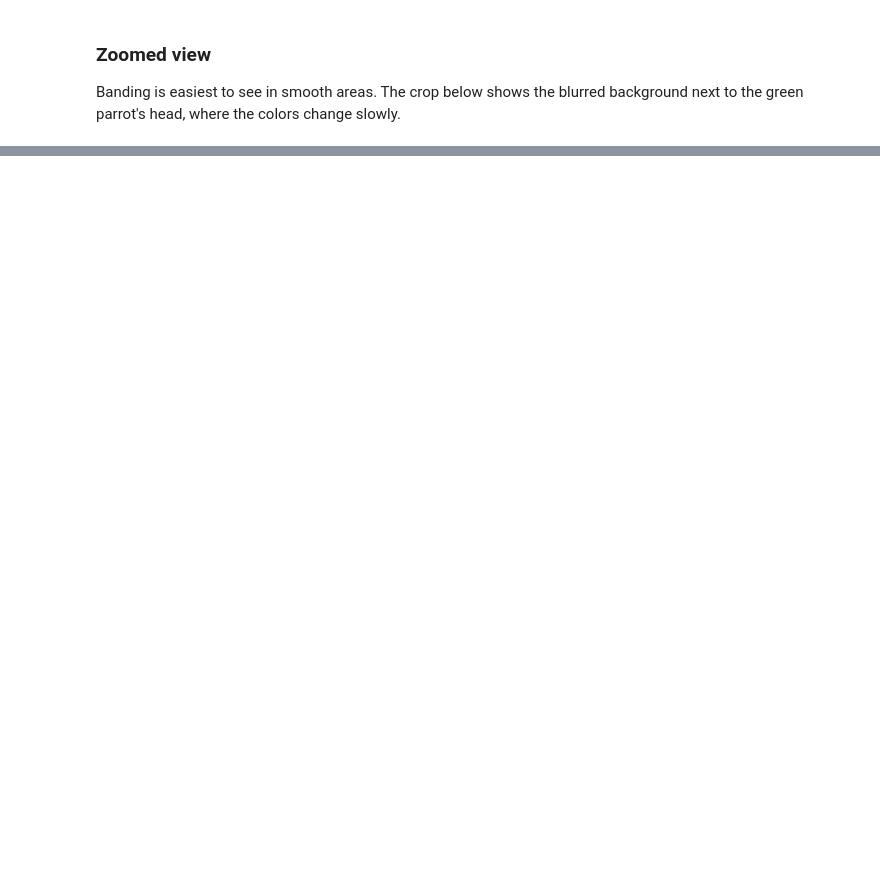
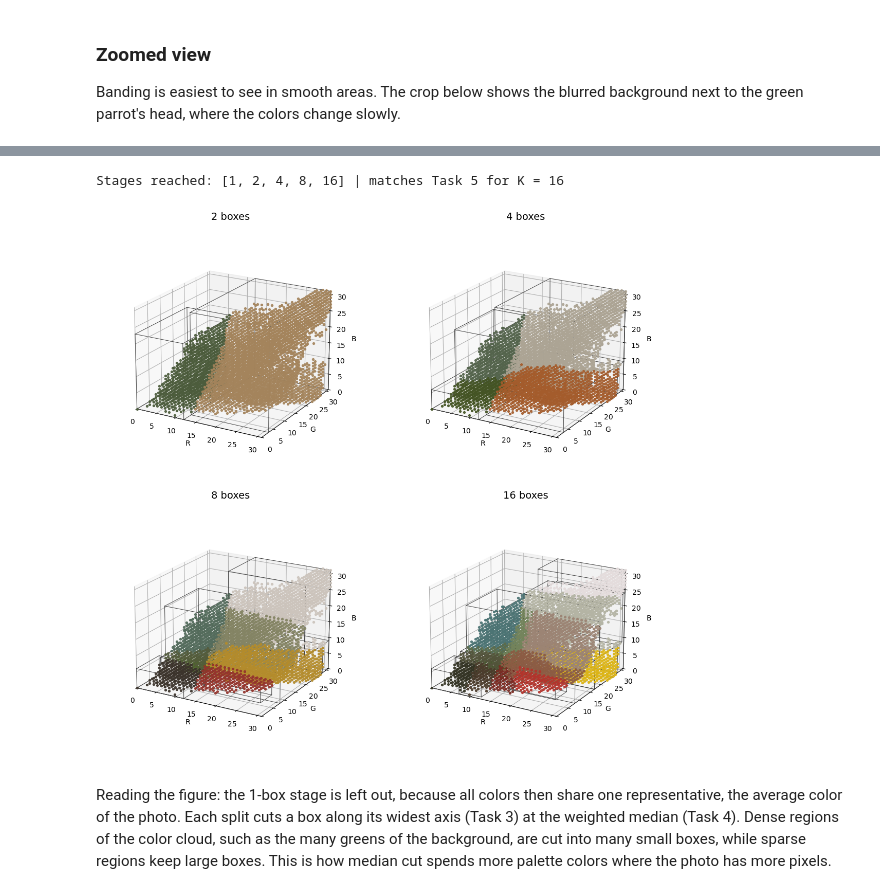
Before and after one commit to Ceren04/Color-quantization-and-dithering, a Jupyter notebook: INF605_Group1_Median_Cut.ipynb, the cells around one changed output, grey strips where cells are left out. Saved outputs shown, nothing was run; the diff lists cells and outputs as text; code cells hidden in the pictures; blank space fills up the shorter version.

Commit message:
Add step-by-step median cut visualization in RGB space

```diff
--- a/INF605_Group1_Median_Cut.ipynb
+++ b/INF605_Group1_Median_Cut.ipynb
@@ -734,0 +798,71 @@ plt.show()
+# %%
+from collections import deque
+
+def median_cut_stages(colors, counts, stages):
+    """Repeat the median cut loop of Task 5 and record the boxes at each stage.
+
+    Returns {number_of_boxes: [(box_colors, box_counts), ...]} for every value in
+    `stages` that can be reached. Used only for visualization.
+    """
+    boxes = deque([(colors, counts)])
+    snapshots = {}
+    target = max(stages)
+    while True:
+        if len(boxes) in stages:
+            snapshots[len(boxes)] = list(boxes)
+        if len(boxes) >= target or all(len(c) <= 1 for c, _ in boxes):
+            break
+        box_colors, box_counts = boxes.popleft()
+        if len(box_colors) <= 1:          # cannot be split: put it back
+            boxes.append((box_colors, box_counts))
+            continue
+        axis = find_split_axis(box_colors)
+        low, high = split_box(box_colors, box_counts, axis)
+        boxes.append(low)
+        boxes.append(high)
+    return snapshots
+
+
+def draw_box_edges(ax, mins, maxs, color="black", linewidth=0.8):
+    """Draw the 12 edges of an axis-aligned box in a 3D axis."""
+    corners = np.array(list(product(*zip(mins, maxs))))
+    for i in range(8):
+        for j in range(i + 1, 8):
+            if (corners[i] != corners[j]).sum() == 1:
+                ax.plot(*zip(corners[i], corners[j]), color=color, linewidth=linewidth)
+
+
+STAGES = [1, 2, 4, 8, 16]
+snapshots = median_cut_stages(colors, counts, STAGES)
+
+# Check: the stage with the most boxes gives the same palette as Task 5
+k_max = max(snapshots)
+means = np.array([np.round(np.average(c, axis=0, weights=n)) for c, n in snapshots[k_max]])
+assert (means == run_median_cut(colors, counts, k_max, find_split_axis, split_box)).all()
+print("Stages reached:", sorted(snapshots), "| matches Task 5 for K =", k_max)
+# %% [output]
+Stages reached: [1, 2, 4, 8, 16] | matches Task 5 for K = 16
+# %%
+fig = plt.figure(figsize=(12, 11))
+
+for pos, k in enumerate(sorted(snapshots)[1:], start=1):   # 2, 4, 8, 16 boxes
+    ax = fig.add_subplot(2, 2, pos, projection="3d")
+    for box_colors, box_counts in snapshots[k]:
+        mean = np.average(box_colors, axis=0, weights=box_counts)
+        ax.scatter(box_colors[:, 0], box_colors[:, 1], box_colors[:, 2],
+                   color=to_8bit(np.round(mean)) / 255, s=8, alpha=0.9,
+                   depthshade=False)
+        mins, maxs = bounding_box(box_colors)
+        draw_box_edges(ax, mins, maxs, color="0.25", linewidth=0.7)
+    ax.set_xlim(0, 31); ax.set_ylim(0, 31); ax.set_zlim(0, 31)
+    ax.set_xlabel("R"); ax.set_ylabel("G"); ax.set_zlabel("B")
+    ax.set_box_aspect(None, zoom=0.85)
+    ax.set_title(f"{k} boxes", fontsize=14)
+    ax.view_init(elev=20, azim=-60)
+
+plt.tight_layout()
+plt.show()
+# %% [output]
+[figure, added]
+# %% [markdown]
+Reading the figure: the 1-box stage is left out, because all colors then share one representative, the average color of the photo. Each split cuts a box along its widest axis (Task 3) at the weighted median (Task 4). Dense regions of the color cloud, such as the many greens of the background, are cut into many small boxes, while sparse regions keep large boxes. This is how median cut spends more palette colors where the photo has more pixels.
```
Also changed, not shown: parts of 15 cells of this notebook.
